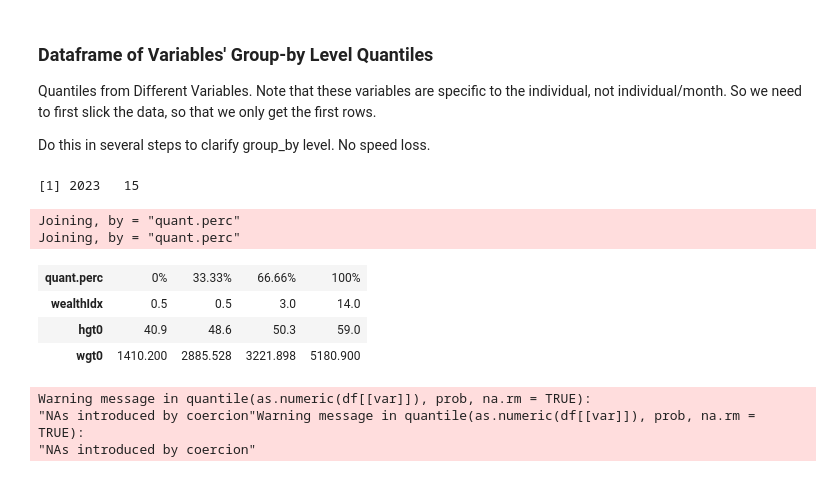
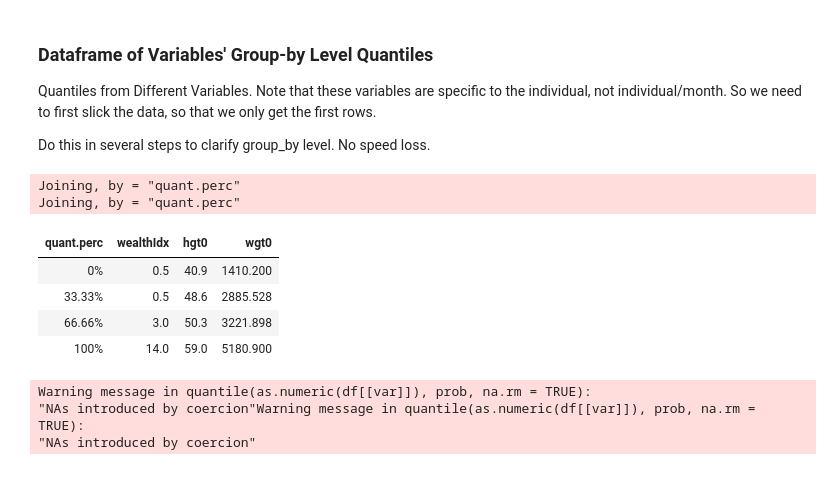
Before and after one commit to FanWangEcon/R4Econ, a Jupyter notebook: generate/quantile/VarCateIdxVarsQuantiles.ipynb, the cells around one changed output. Drawn from its saved outputs; the diff is of its cells as text; code cells hidden in the pictures.

```diff
--- a/generate/quantile/VarCateIdxVarsQuantiles.ipynb
+++ b/generate/quantile/VarCateIdxVarsQuantiles.ipynb
@@ -53,32 +164,25 @@ The idea of the function is to generate quantiles levels first, and then use tho
 Quantiles from Different Variables. Note that these variables are specific to the individual, not individual/month. So we need to first slick the data, so that we only get the first rows.
 
 Do this in several steps to clarify group_by level. No speed loss.
-# %%
-# These are the continuous variables over which to generate quantiles
-vars.group_by <- c('indi.id')
-vars.arrange <- c('indi.id', 'svymthRound')
-vars.continuous <- c('wealthIdx', 'hgt0', 'wgt0')
-seq.quantiles <- seq(0,1,0.10)
-seq.quantiles <- c(0, 0.25, 0.50, 0.75, 1)
-seq.quantiles <- c(0, 0.3333, 0.6666, 1.0)
-# seq.quantiles <- c(0, 0.50, 1)
-# Quantiles for any variable
-gen_quantiles <- function(var, df, prob=c(0.25, 0.50, 0.75)) {
-    enframe(quantile(as.numeric(df[[var]]), prob, na.rm=TRUE), 'quant.perc', var)
-}
-# %%
-# Selected Variables, many Percentiles
-df_indiL1 <- df %>% group_by(!!!syms(vars.group_by)) %>% arrange(!!!syms(vars.arrange)) %>% slice(1L)
-dim(df_indiL1)
-df.quant.vars.cts <- lapply(vars.continuous, gen_quantiles, df=df_indiL1, prob=seq.quantiles) %>% reduce(full_join)
-t(df.quant.vars.cts)
-# %% [output]
-[1] 2023   15
-Joining, by = "quant.perc"
-Joining, by = "quant.perc"
-| quant.perc | 0% | 33.33% | 66.66% | 100% |
-| wealthIdx | 0.5 | 0.5 | 3.0 | 14.0 |
-| hgt0 | 40.9 | 48.6 | 50.3 | 59.0 |
-| wgt0 | 1410.200 | 2885.528 | 3221.898 | 5180.900 |
+# %%
+# Selected Variables, many Percentiles
+vars.group_by <- c('indi.id')
+vars.arrange <- c('indi.id', 'svymthRound')
+vars.cts2quantile <- c('wealthIdx', 'hgt0', 'wgt0')
+seq.quantiles <- c(0, 0.3333, 0.6666, 1.0)
+df.sliced <- df_sliced_quantiles(df, vars.cts2quantile, seq.quantiles, vars.group_by, vars.arrange)
+df.sliced.quantiles <- df.sliced$df.sliced.quantiles
+df.grp.L1 <- df.sliced$df.grp.L1
+# %% [output]
+Joining, by = "quant.perc"
+Joining, by = "quant.perc"
+# %%
+df.sliced.quantiles
+# %% [output]
+| quant.perc | wealthIdx | hgt0 | wgt0 |
+| 0% | 0.5 | 40.9 | 1410.200 |
+| 33.33% | 0.5 | 48.6 | 2885.528 |
+| 66.66% | 3.0 | 50.3 | 3221.898 |
+| 100% | 14.0 | 59.0 | 5180.900 |
 # %%
 # Quantiles all Variables
```
Also changed, not shown: parts of 17 cells of this notebook, 2 other files.
